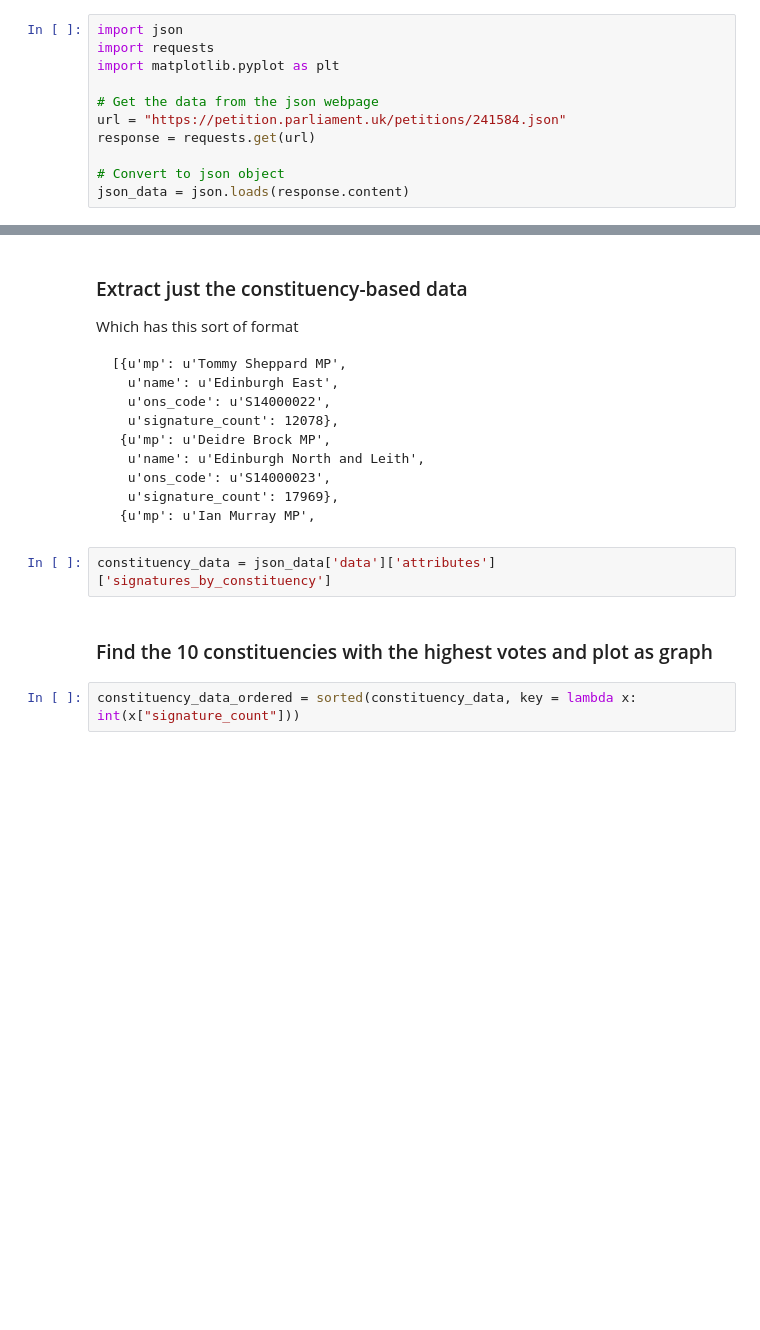
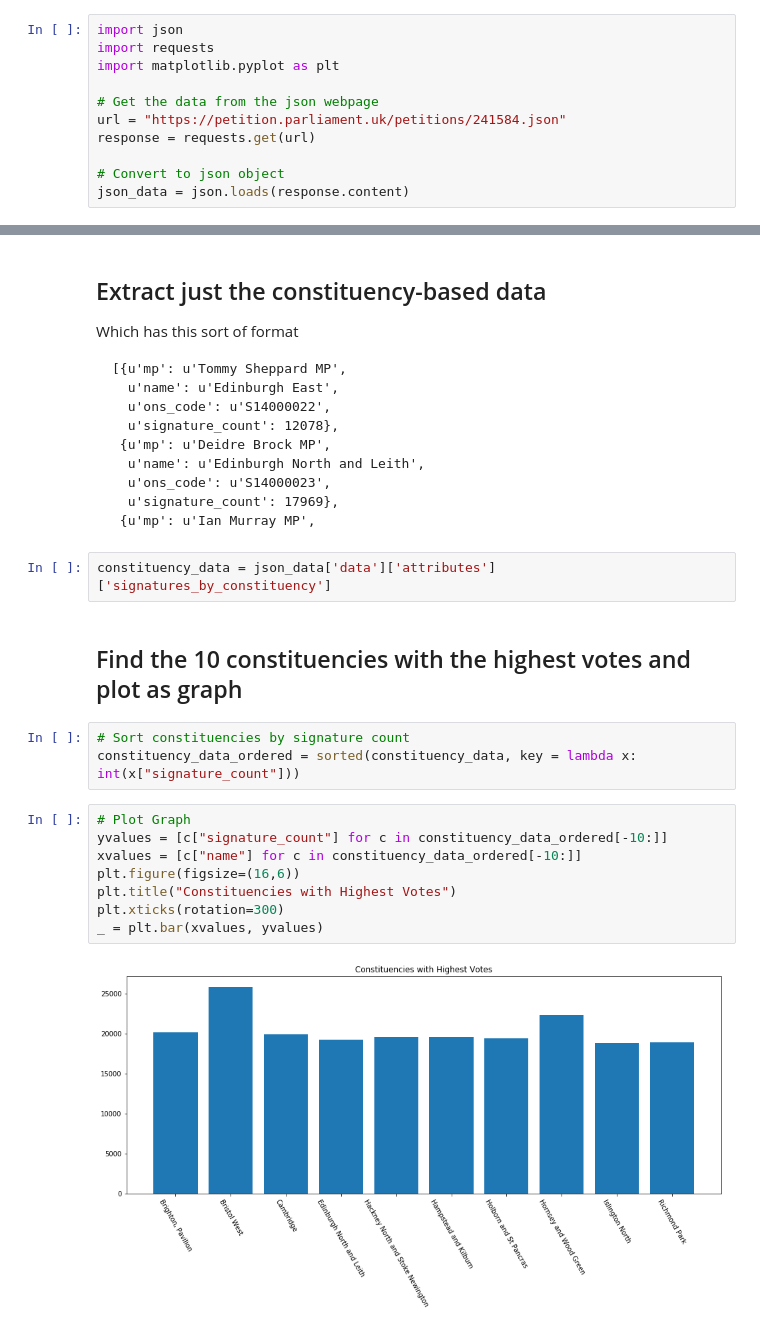
Before and after one commit to alanmaydwell/jupyter_scribblings, a Jupyter notebook: petition_data.ipynb, the cells around one changed output, grey strips where cells are left out. Drawn from its saved outputs; the diff is of its cells as text; blank space fills up the shorter version.

````diff
--- a/petition_data.ipynb
+++ b/petition_data.ipynb
@@ -16,5 +26,5 @@ json_data = json.loads(response.content)
 # %% [markdown]
-### Extract just the constituency-based data
+## Extract just the constituency-based data
 Which has this sort of format
 ```
 [{u'mp': u'Tommy Sheppard MP',
@@ -30,6 +40,17 @@ Which has this sort of format
 # %%
 constituency_data = json_data['data']['attributes']['signatures_by_constituency']
 # %% [markdown]
-### Find the 10 constituencies with the highest votes and plot as graph
+## Find the 10 constituencies with the highest votes and plot as graph
 # %%
+# Sort constituencies by signature count
 constituency_data_ordered = sorted(constituency_data, key = lambda x: int(x["signature_count"]))
+# %%
+# Plot Graph
+yvalues = [c["signature_count"] for c in constituency_data_ordered[-10:]]
+xvalues = [c["name"] for c in constituency_data_ordered[-10:]]
+plt.figure(figsize=(16,6))
+plt.title("Constituencies with Highest Votes")
+plt.xticks(rotation=300)
+_ = plt.bar(xvalues, yvalues)
+# %% [output]
+[figure, added]
````
Also changed, not shown: parts of 11 cells of this notebook.
